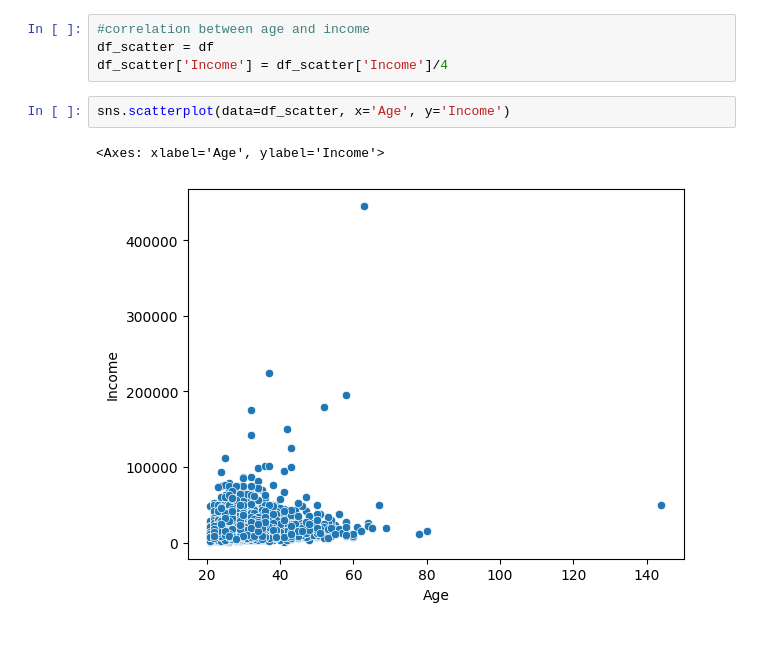
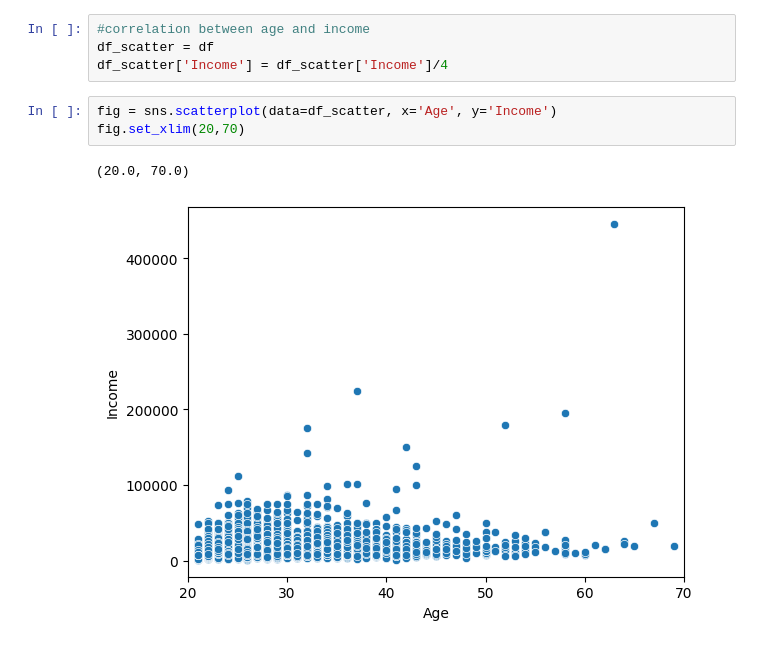
Before and after one commit to mulingwa/Loan_Risk_Prediction_Challenge_DATAMONDAYVIEWS, a Jupyter notebook: notebooks/Analysis.ipynb, the cells around one changed output. Drawn from its saved outputs; the diff is of its cells as text.

```diff
--- a/notebooks/Analysis.ipynb
+++ b/notebooks/Analysis.ipynb
@@ -148,7 +152,8 @@ fig.set_xlim(20, 70)
 df_scatter = df
 df_scatter['Income'] = df_scatter['Income']/4
 # %%
-sns.scatterplot(data=df_scatter, x='Age', y='Income')
+fig = sns.scatterplot(data=df_scatter, x='Age', y='Income')
+fig.set_xlim(20,70)
 # %% [output]
-<Axes: xlabel='Age', ylabel='Income'>
+(20.0, 70.0)
-[figure, old version]
+[figure, new version]
```
Also changed, not shown: parts of 2 cells of this notebook.
